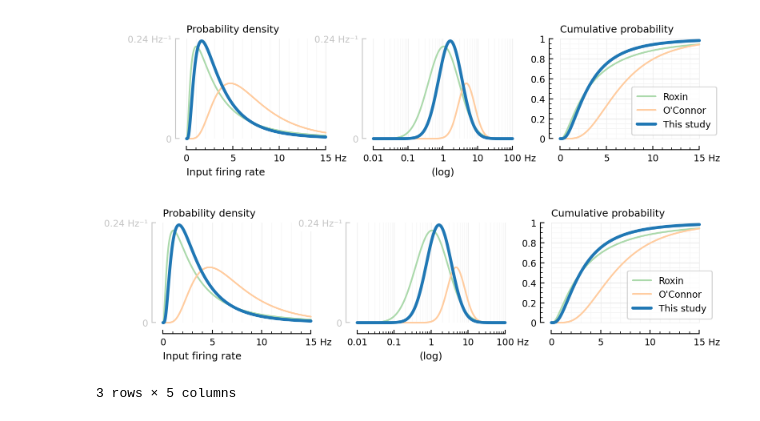
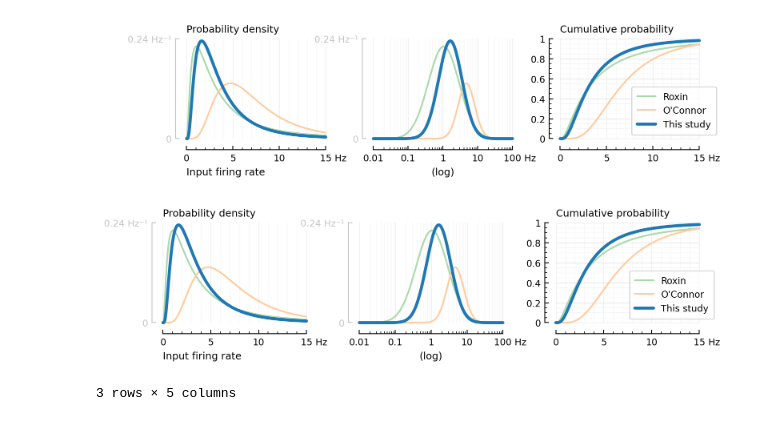
Before and after one commit to tfiers/phd, a Jupyter notebook: notebooks/2022-01-08__1000_to_1.ipynb, the cells around one changed output. Drawn from its saved outputs; the diff is of its cells as text; code cells hidden in the pictures.

```diff
--- a/notebooks/2022-01-08__1000_to_1.ipynb
+++ b/notebooks/2022-01-08__1000_to_1.ipynb
@@ -86,30 +86,30 @@ save("log-normal.pdf")
 # %%
 fig, (ax1, ax2, ax3) = plt.subplots(ncols=3, figsize=(8, 2.2))
 
 rlin = (0:0.01:15)Hz
 rlog = exp10.(-2:0.01:2)Hz
 function plot_firing_rate_distr(distr; kw...)
     plot(rlin, pdf.(distr, rlin), ax1; clip_on=false, kw...)
     plot(rlog, pdf.(distr, rlog), ax2; clip_on=false, xscale="log", kw...)
     plot(rlin, cdf.(distr, rlin), ax3; clip_on=false, ylim=(0,1), kw...)
 end
 
-plot_firing_rate_distr(roxin, label="Roxin", c=lighten(C2, 0.6))
-plot_firing_rate_distr(oconnor, label="O'Connor", c=lighten(C1, 0.6))
+plot_firing_rate_distr(roxin, label="Roxin", c=lighten(C2, 0.4))
+plot_firing_rate_distr(oconnor, label="O'Connor", c=lighten(C1, 0.4))
 plot_firing_rate_distr(input_spike_rate, label="This study", c=C0, lw=2.7)
 
 set(ax1; ytickstyle=:range, xlabel="Input firing rate")
 set(ax2; ytickstyle=:range)
 legend(ax3; loc="lower left", bbox_to_anchor=(0.5, 0.02))
 ylabel(ax1, "Probability density")
 ylabel(ax3, "Cumulative probability")
 ax2.set_xlabel("(log)", loc="center")
 deemph.(:yaxis, [ax1, ax2])
-plt.tight_layout(w_pad=-3)
+plt.tight_layout(w_pad=-2.4)
 
 save("log-normal.pdf")
 # %% [output]
-[figure, old version]
+[figure, new version]
 # %%
 distrs = [oconnor, roxin, input_spike_rate]
 DataFrame(
```
Also changed, not shown: 3 other files.
